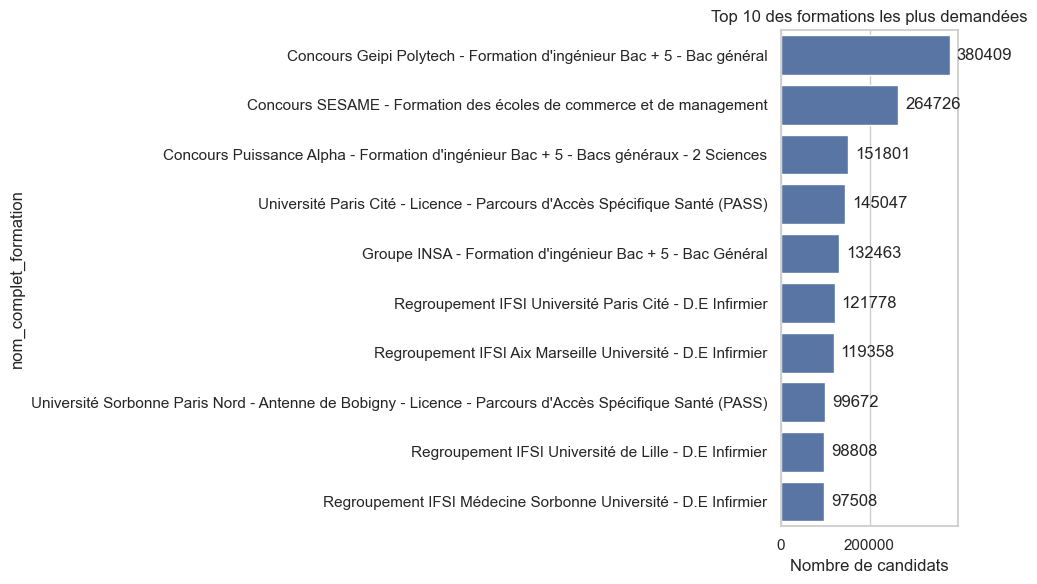
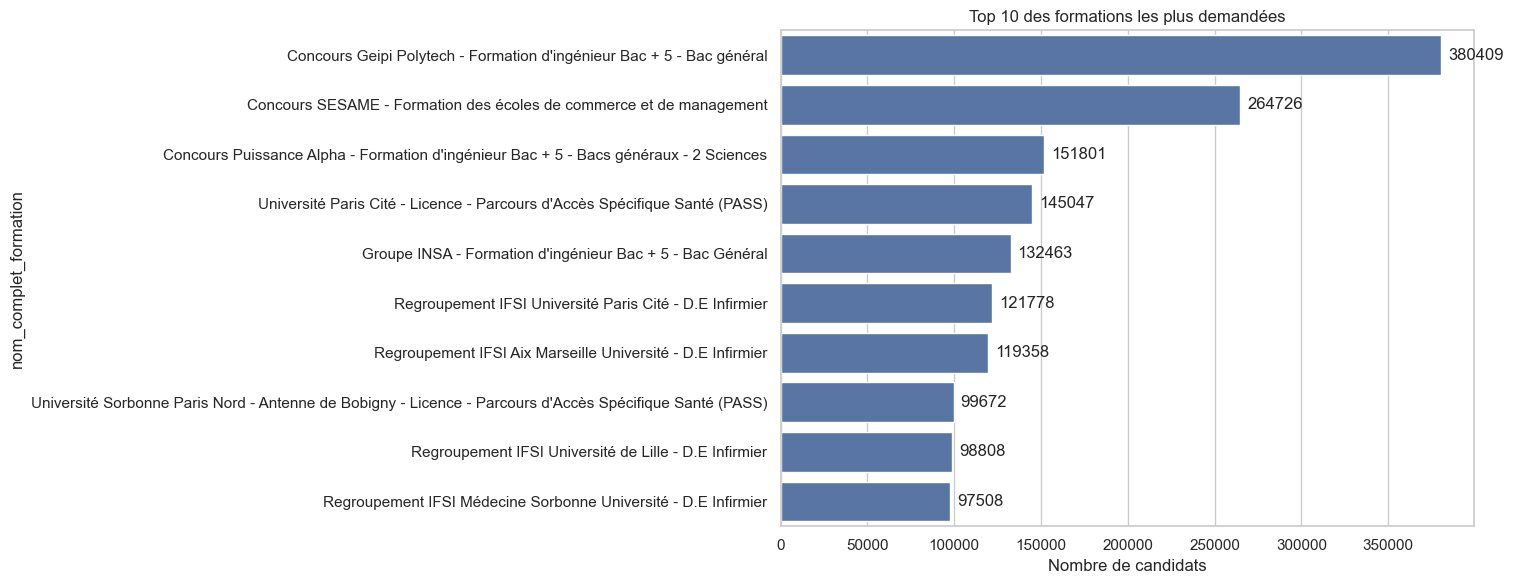
Unified diff of the notebook cell whose output changed from the first chart to the second:
--- before
+++ after
@@ -10,5 +10,5 @@
 
 palette = sns.color_palette("viridis", len(top_formations)) 
-plt.figure(figsize=(10,6))
+plt.figure(figsize=(15,6))
 ax = sns.barplot(x=top_formations.values, y=top_formations.index)
 

Commit: Update analyse_parcoursup_2025.ipynb